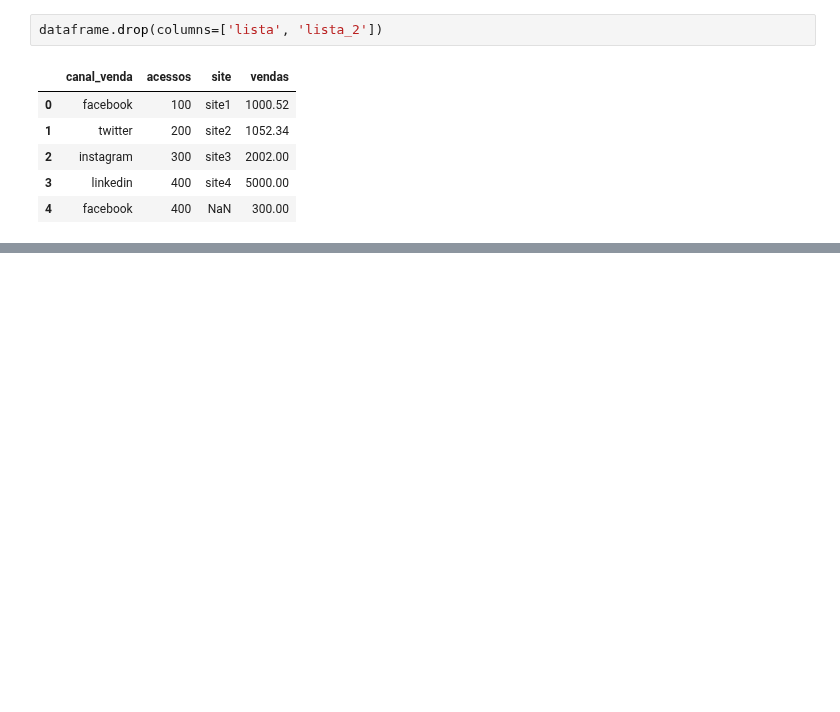
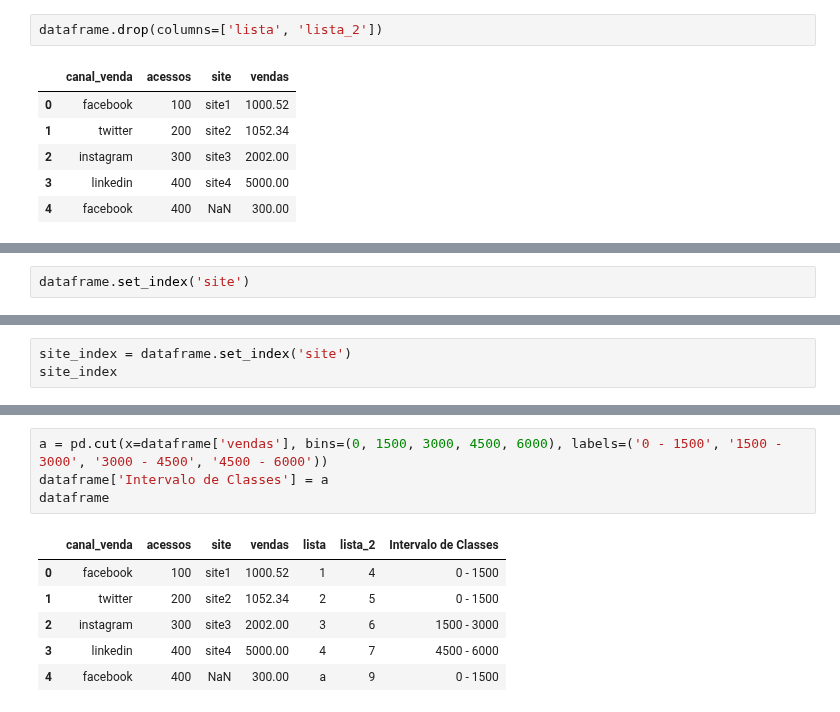
Before and after one commit to mikaelcordeiro/semanas, a Jupyter notebook: Semana_2.ipynb, the cells around one changed output, grey strips where cells are left out. Drawn from its saved outputs; the diff is of its cells as text; blank space fills up the shorter version.

```diff
--- a/Semana_2.ipynb
+++ b/Semana_2.ipynb
@@ -422,0 +570,2 @@ dataframe.drop(columns=['lista', 'lista_2'])
+# %%
+dataframe.set_index('site')
@@ -422,0 +585,3 @@ dataframe.drop(columns=['lista', 'lista_2'])
+# %%
+site_index = dataframe.set_index('site')
+site_index
@@ -422,0 +675,11 @@ dataframe.drop(columns=['lista', 'lista_2'])
+# %%
+a = pd.cut(x=dataframe['vendas'], bins=(0, 1500, 3000, 4500, 6000), labels=('0 - 1500', '1500 - 3000', '3000 - 4500', '4500 - 6000'))
+dataframe['Intervalo de Classes'] = a
+dataframe
+# %% [output]
+|  | canal_venda | acessos | site | vendas | lista | lista_2 | Intervalo de Classes |
+| 0 | facebook | 100 | site1 | 1000.52 | 1 | 4 | 0 - 1500 |
+| 1 | twitter | 200 | site2 | 1052.34 | 2 | 5 | 0 - 1500 |
+| 2 | instagram | 300 | site3 | 2002.00 | 3 | 6 | 1500 - 3000 |
+| 3 | linkedin | 400 | site4 | 5000.00 | 4 | 7 | 4500 - 6000 |
+| 4 | facebook | 400 | NaN | 300.00 | a | 9 | 0 - 1500 |
```
Also changed, not shown: parts of 35 cells of this notebook.
